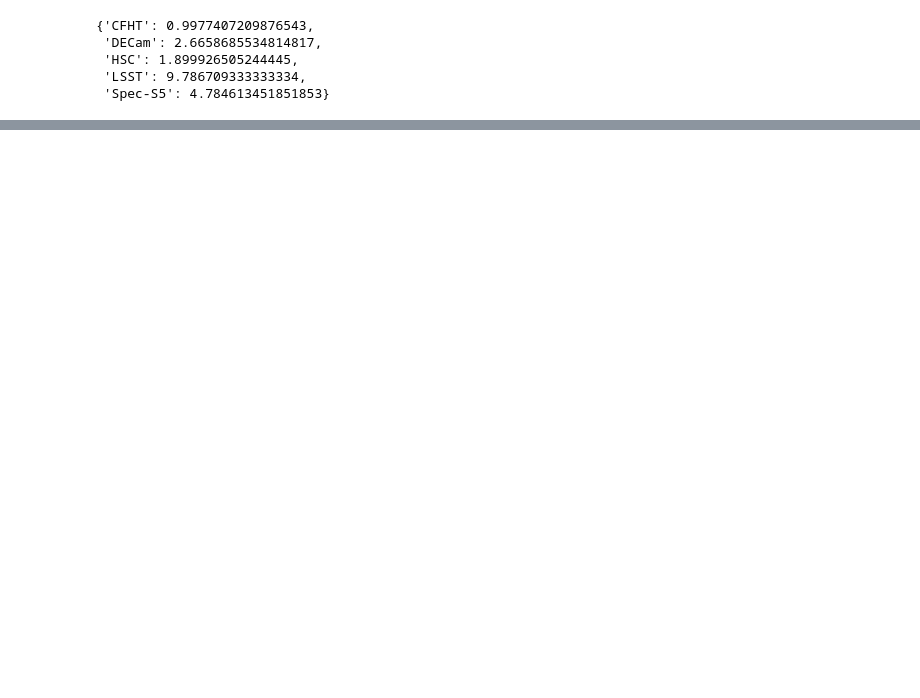
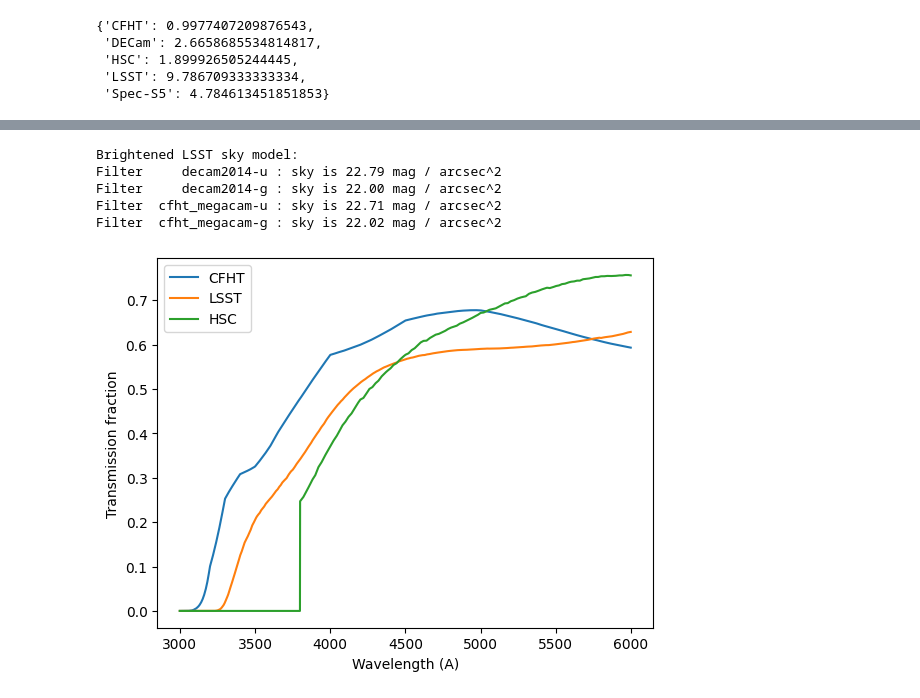
Before and after one commit to dstndstn/cfht-etc, a Jupyter notebook: spec-s5.ipynb, the cells around one changed output, grey strips where cells are left out. Cells and saved outputs as stored; diff of their text form; code cells hidden in the pictures; blank space fills up the shorter version.

```diff
--- a/spec-s5.ipynb
+++ b/spec-s5.ipynb
@@ -733,0 +252,20 @@ For 10,000 square degrees...
+# %%
+# I am therefore going to take the LSST sky model but scale it to be 0.26 mag brighter!
+sky_scaling = 10.**((-0.26) / -2.5)
+sky_scaling
+
+I = np.flatnonzero(lsst_sky_wave.value < 6000)
+sky_wave = lsst_sky_wave[I]
+sky_flux = lsst_sky_flux[I] * sky_scaling
+print('Brightened LSST sky model:')
+for f in filters:
+    if 'bessell' in f.name:
+        continue
+    pf,pw = f.pad_spectrum(sky_flux, sky_wave, method='zero')
+    print('Filter %15s' % f.name, ': sky is %.2f mag / arcsec^2' % f.get_ab_magnitude(pf, pw))
+# %% [output]
+Brightened LSST sky model:
+Filter     decam2014-u : sky is 22.79 mag / arcsec^2
+Filter     decam2014-g : sky is 22.00 mag / arcsec^2
+Filter  cfht_megacam-u : sky is 22.71 mag / arcsec^2
+Filter  cfht_megacam-g : sky is 22.02 mag / arcsec^2
@@ -733,0 +276,2 @@ For 10,000 square degrees...
+# %%
+wavegrid = sky_wave
@@ -733,0 +311,21 @@ For 10,000 square degrees...
+# %%
+# CFHT:
+# https://www.cfht.hawaii.edu/Science/CFHTLS-OLD/MSWG/QE_camera.dat
+# https://www.cfht.hawaii.edu/Science/CFHTLS-OLD/MSWG/Optics_TR.dat
+# https://www.cfht.hawaii.edu/Science/CFHTLS-OLD/MSWG/Al_coating.dat
+# https://www.cfht.hawaii.edu/Instruments/Filters/curves/cfh9302.dat
+# from https://www.cfht.hawaii.edu/Instruments/Filters/megaprime.html
+
+# CCD QE
+qe = read_table('QE_camera.dat', sky_wave)
+# Optics_TR.dat
+optics = read_table('Optics_TR.dat', sky_wave)
+# Mirror - Al_coating.dat
+mirror = read_table('Al_coating.dat', sky_wave)
+
+cfht_thru = interp1d(sky_wave, qe * optics * mirror)
+
+# Filters -
+cfht_u_filt    = interp1d(sky_wave, read_table('cfh9302.dat', sky_wave, sep=','))
+cfht_g_filt    = interp1d(sky_wave, read_table('cfh9402.dat', sky_wave, sep=','))
+cfht_cahk_filt = interp1d(sky_wave, read_table('cfh9303.dat', sky_wave, sep=','))
@@ -733,0 +340,9 @@ For 10,000 square degrees...
+# %%
+plt.plot(wavegrid, cfht_thru(wavegrid), label='CFHT')
+plt.plot(wavegrid, lsst_thru(wavegrid), label='LSST')
+plt.plot(wavegrid, hsc_thru(wavegrid),  label='HSC');
+plt.legend()
+plt.xlabel('Wavelength (A)')
+plt.ylabel('Transmission fraction');
+# %% [output]
+[figure, added]
```
Also changed, not shown: parts of 78 cells of this notebook, 29 other files.
